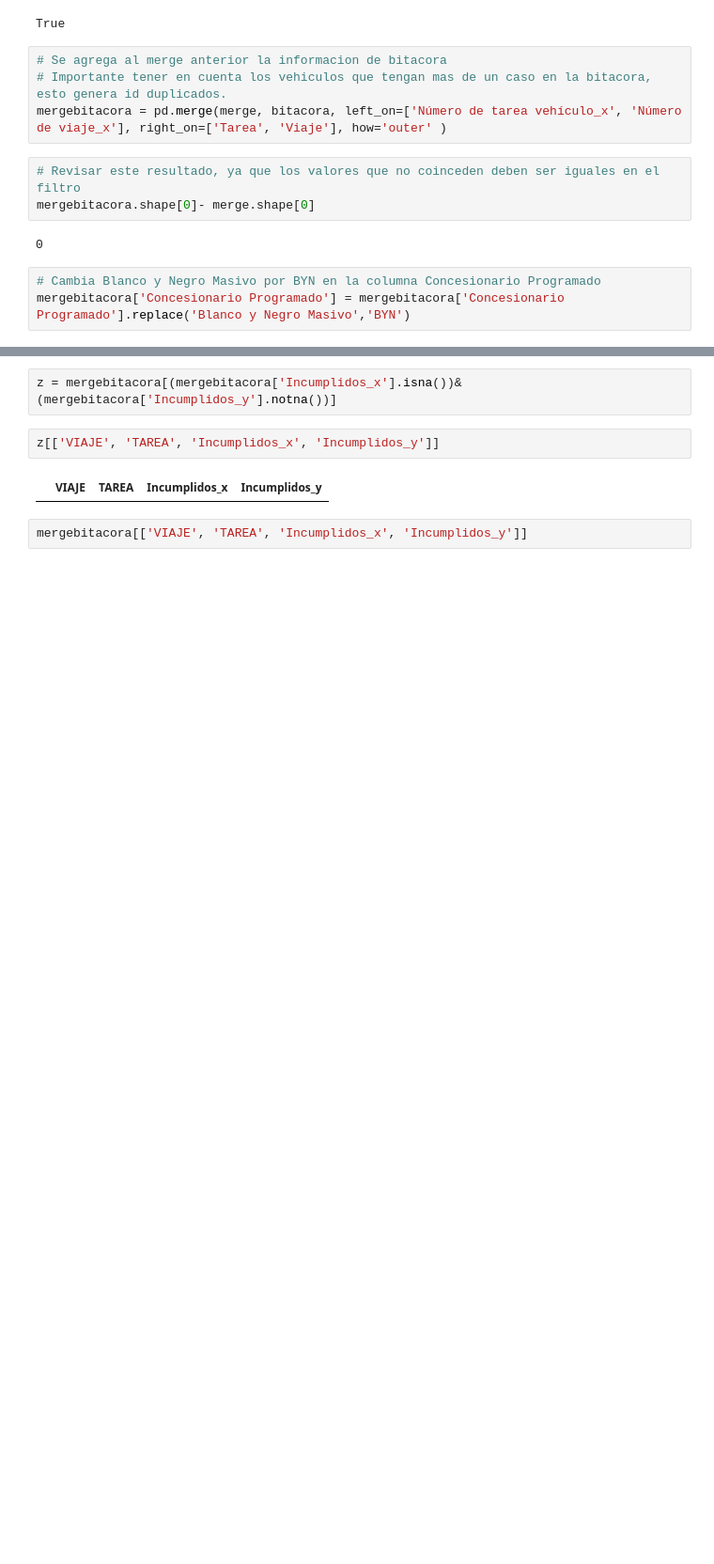
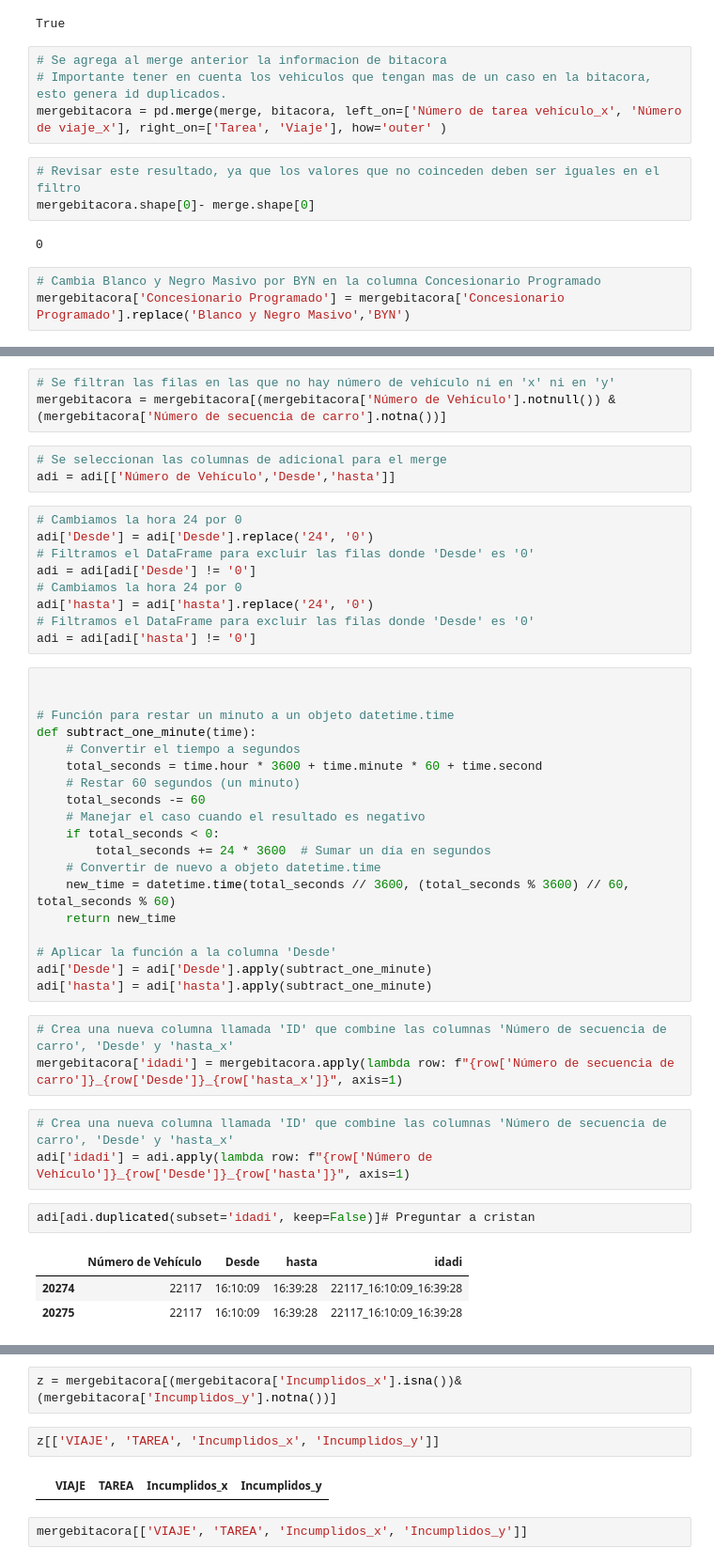
Before and after one commit to williamCastro32/bynm_mergedata, a Jupyter notebook: scripts/Merge.ipynb, the cells around one changed output, grey strips where cells are left out. Shown at 94% size. Saved outputs shown, nothing was run; the diff lists cells and outputs as text; blank space fills up the shorter version.

```diff
--- a/scripts/Merge.ipynb
+++ b/scripts/Merge.ipynb
@@ -323,0 +418,46 @@ mergebitacora.to_excel('../output/incumplidos.xlsx', sheet_name='prueba')
+# %%
+# Se filtran las filas en las que no hay número de vehículo ni en 'x' ni en 'y'
+mergebitacora = mergebitacora[(mergebitacora['Número de Vehículo'].notnull()) & (mergebitacora['Número de secuencia de carro'].notna())]
+# %%
+# Se seleccionan las columnas de adicional para el merge
+adi = adi[['Número de Vehículo','Desde','hasta']]
+# %%
+# Cambiamos la hora 24 por 0
+adi['Desde'] = adi['Desde'].replace('24', '0')
+# Filtramos el DataFrame para excluir las filas donde 'Desde' es '0'
+adi = adi[adi['Desde'] != '0']
+# Cambiamos la hora 24 por 0
+adi['hasta'] = adi['hasta'].replace('24', '0')
+# Filtramos el DataFrame para excluir las filas donde 'Desde' es '0'
+adi = adi[adi['hasta'] != '0']
+# %%
+
+
+# Función para restar un minuto a un objeto datetime.time
+def subtract_one_minute(time):
+    # Convertir el tiempo a segundos
+    total_seconds = time.hour * 3600 + time.minute * 60 + time.second
+    # Restar 60 segundos (un minuto)
+    total_seconds -= 60
+    # Manejar el caso cuando el resultado es negativo
+    if total_seconds < 0:
+        total_seconds += 24 * 3600  # Sumar un día en segundos
+    # Convertir de nuevo a objeto datetime.time
+    new_time = datetime.time(total_seconds // 3600, (total_seconds % 3600) // 60, total_seconds % 60)
+    return new_time
+
+# Aplicar la función a la columna 'Desde'
+adi['Desde'] = adi['Desde'].apply(subtract_one_minute)
+adi['hasta'] = adi['hasta'].apply(subtract_one_minute)
+# %%
+# Crea una nueva columna llamada 'ID' que combine las columnas 'Número de secuencia de carro', 'Desde' y 'hasta_x'
+mergebitacora['idadi'] = mergebitacora.apply(lambda row: f"{row['Número de secuencia de carro']}_{row['Desde']}_{row['hasta_x']}", axis=1)
+# %%
+# Crea una nueva columna llamada 'ID' que combine las columnas 'Número de secuencia de carro', 'Desde' y 'hasta_x'
+adi['idadi'] = adi.apply(lambda row: f"{row['Número de Vehículo']}_{row['Desde']}_{row['hasta']}", axis=1)
+# %%
+adi[adi.duplicated(subset='idadi', keep=False)]# Preguntar a cristan
+# %% [output]
+|  | Número de Vehículo | Desde | hasta | idadi |
+| 20274 | 22117 | 16:10:09 | 16:39:28 | 22117_16:10:09_16:39:28 |
+| 20275 | 22117 | 16:10:09 | 16:39:28 | 22117_16:10:09_16:39:28 |
```
Also changed, not shown: parts of 60 cells of this notebook, 2 other files.
